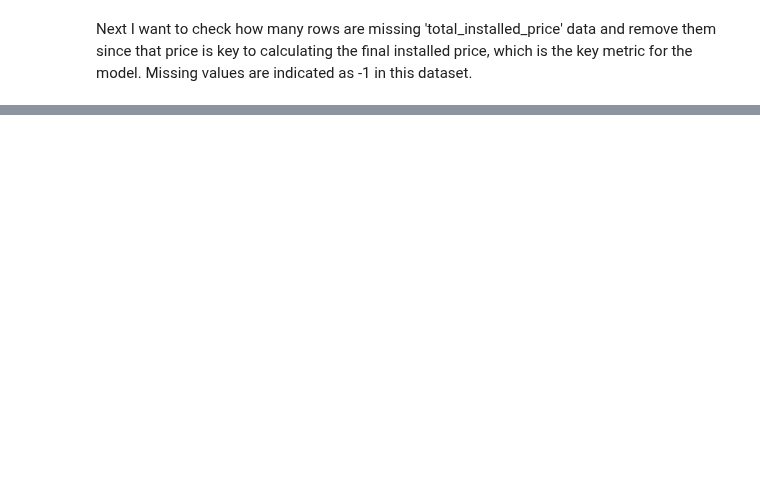
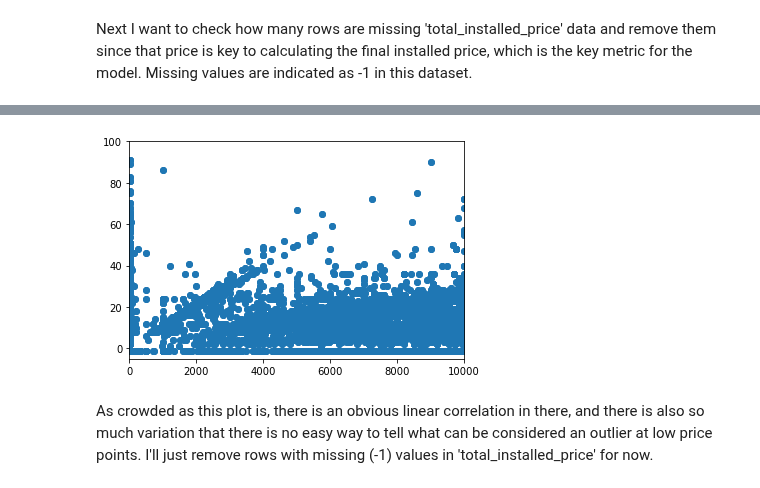
Before and after one commit to zjbrown0689/Solar-Panel-Capstone, a Jupyter notebook: notebooks/Parquet Data Wrangling.ipynb, the cells around one changed output, grey strips where cells are left out. Cells and saved outputs as stored; diff of their text form; code cells hidden in the pictures; blank space fills up the shorter version.

```diff
--- a/notebooks/Parquet Data Wrangling.ipynb
+++ b/notebooks/Parquet Data Wrangling.ipynb
@@ -191,3 +201,12 @@ Name: total_installed_price, Length: 78724, dtype: int64
+# %%
+plt.scatter(newest_data['total_installed_price'],newest_data['module_quantity_1'])
+plt.xlim(-5, 10000)
+plt.ylim([-5,100])
+plt.show()
+# %% [output]
+[figure, added]
+# %% [markdown]
+As crowded as this plot is, there is an obvious linear correlation in there, and there is also so much variation that there is no easy way to tell what can be considered an outlier at low price points. I'll just remove rows with missing (-1) values in 'total_installed_price' for now.
 # %%
 missing_sale = newest_data['total_installed_price'] == -1
 newest_data = newest_data[~missing_sale]
```
Also changed, not shown: parts of 12 cells of this notebook.
